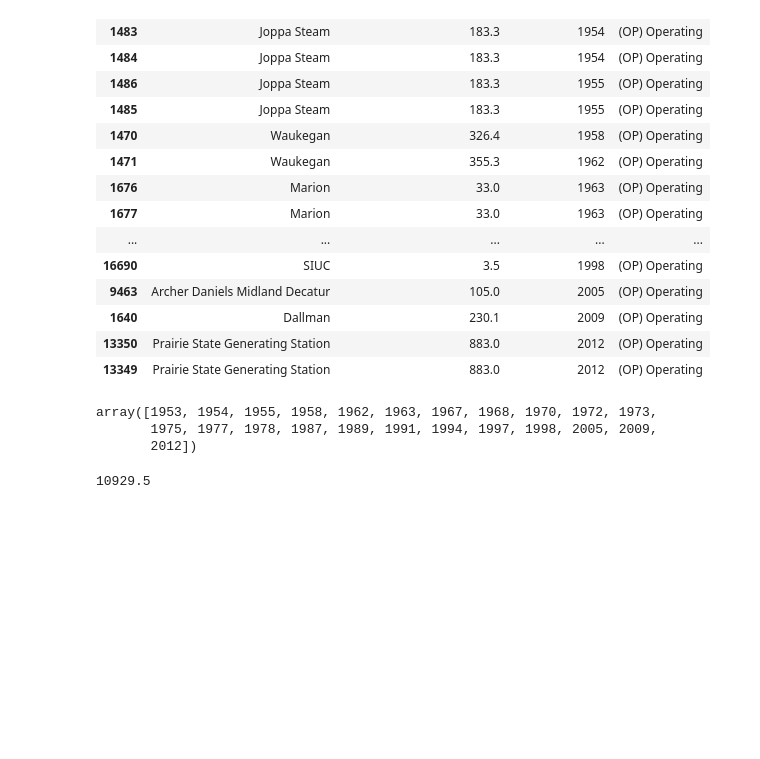
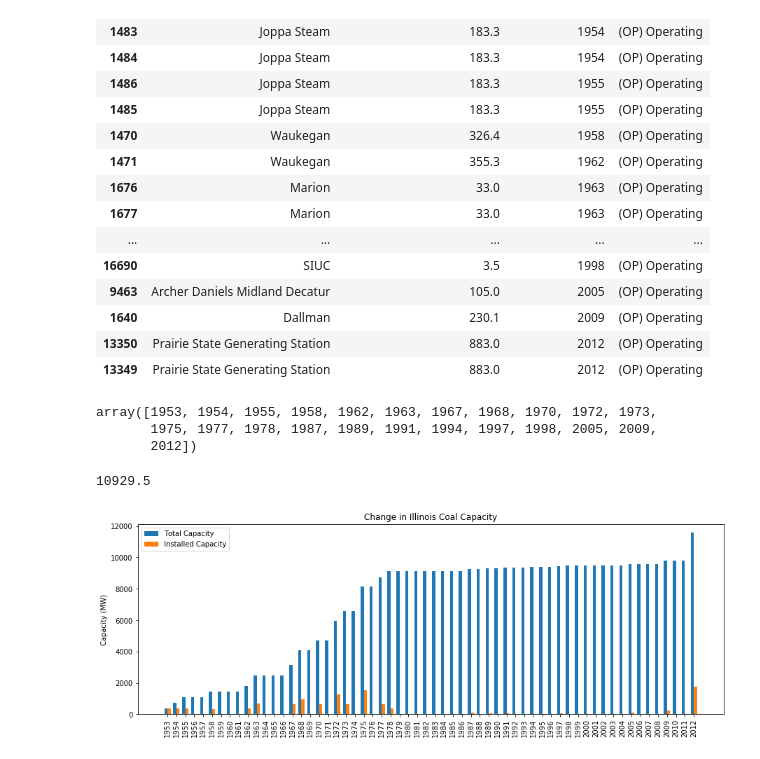
Before and after one commit to arfc/2021-04-nm-illinois, a Jupyter notebook: data/fossil_fuel_illinois.ipynb, the cells around one changed output. Saved outputs shown, nothing was run; the diff lists cells and outputs as text; code cells hidden in the pictures; blank space fills up the shorter version.

Commit message:
adds plots for annual change in coal and wind capacity

```diff
--- a/data/fossil_fuel_illinois.ipynb
+++ b/data/fossil_fuel_illinois.ipynb
@@ -71,7 +73,8 @@ Batteries
 # %%
 coaldf = illinois_plants[illinois_plants['Technology'] == 'Conventional Steam Coal']
 columns = ['Plant Name', 'Nameplate Capacity (MW)', 'Operating Year','Status']
-coaldf[columns].sort_values(by=['Operating Year'])
+sorted_coaldf = coaldf[columns].sort_values(by=['Operating Year'])
+sorted_coaldf
 # %% [output]
 |  | Plant Name | Nameplate Capacity (MW) | Operating Year | Status |
 | 1482 | Joppa Steam | 183.3 | 1953 | (OP) Operating |
@@ -100,3 +103,27 @@ array([1953, 1954, 1955, 1958, 1962, 1963, 1967, 1968, 1970, 1972, 1973,
 coaldf['Nameplate Capacity (MW)'].sum()-634.5
 # %% [output]
 10929.5
+# %%
+capacity = np.array(sorted_coaldf['Nameplate Capacity (MW)'])
+years = np.array(sorted_coaldf['Operating Year'])
+
+simple_df = pd.DataFrame({'installed':capacity}, index=years)
+simple_df.index = pd.to_datetime(simple_df.index, format='%Y')
+# %%
+simple_df = simple_df.resample('Y').sum()
+# %%
+simple_df['capacity'] = simple_df['installed'].cumsum()
+# %%
+fig, ax = plt.subplots(figsize=(15,5))
+years = np.arange(1953,2013,1)
+width = 0.35
+rects1 = ax.bar(years - width/2, simple_df.capacity, width, label='Total Capacity')
+rects2 = ax.bar(years + width/2, simple_df.installed, width, label='Installed Capacity')
+ax.set_ylabel('Capacity (MW)')
+ax.set_title('Change in Illinois Coal Capacity')
+ax.set_xticks(years)
+plt.xticks(rotation='vertical')
+ax.legend()
+plt.show()
+# %% [output]
+[figure, added]
```
Also changed, not shown: parts of 1 cell of this notebook, 2 other files.
